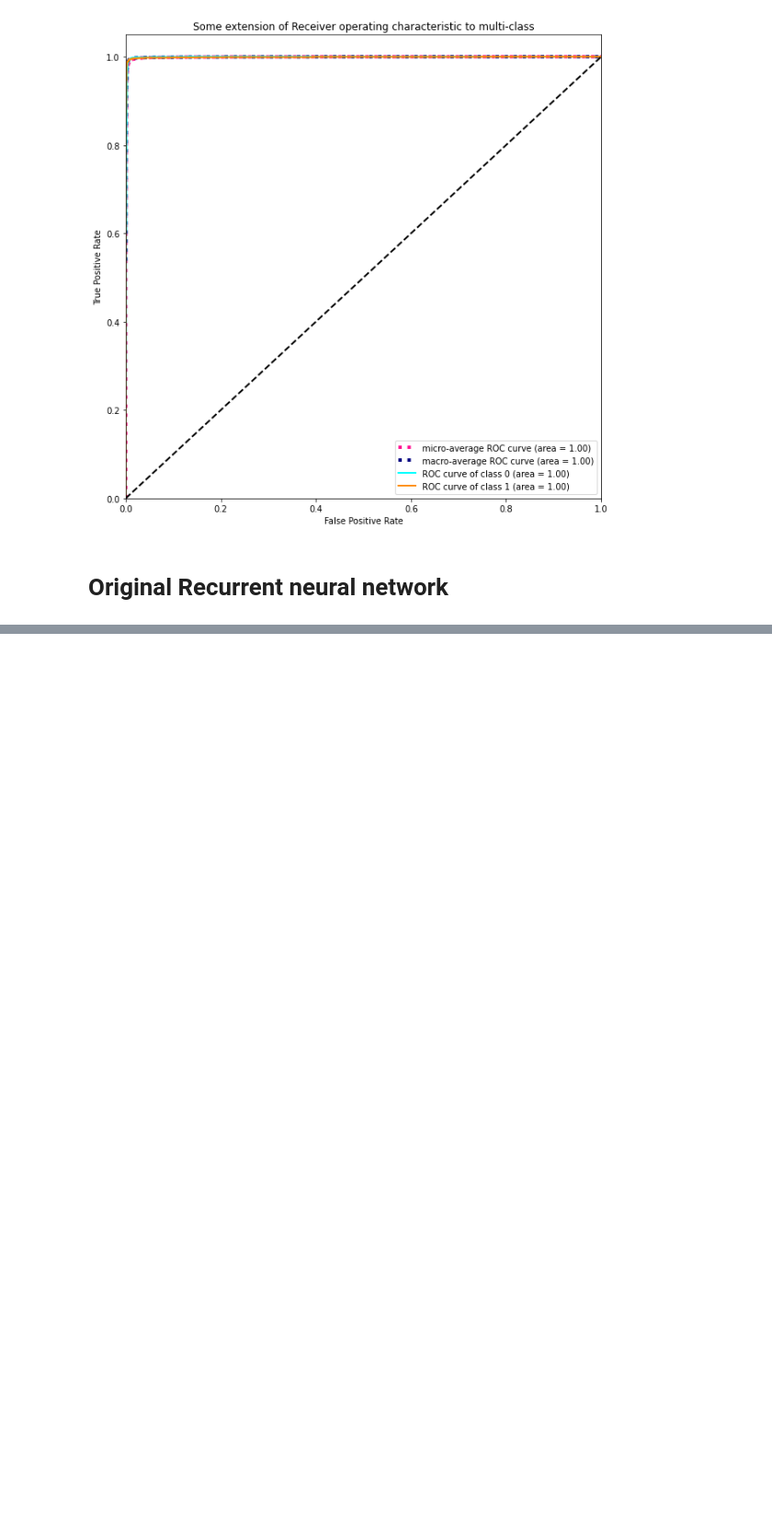
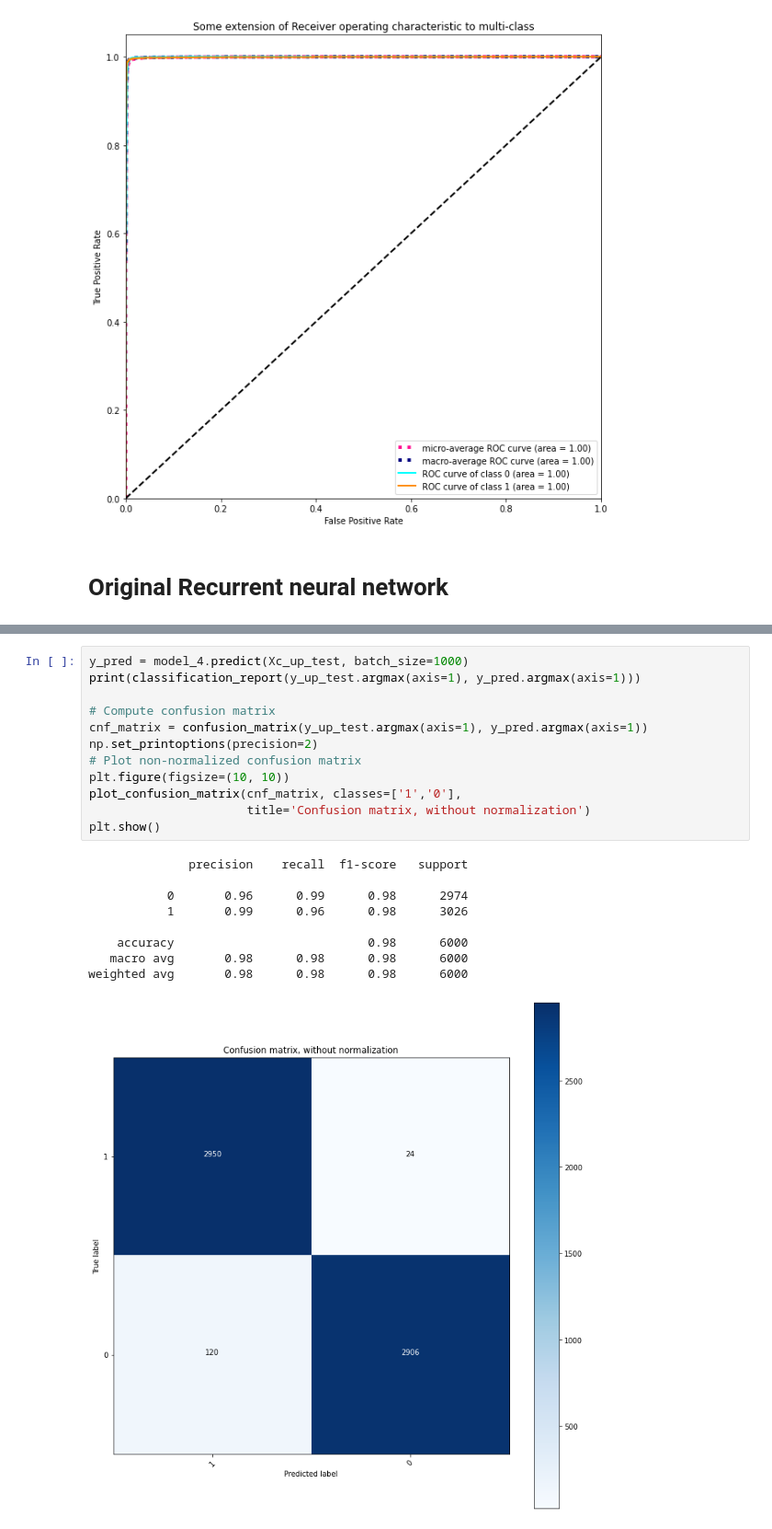
Before and after one commit to Ruanvans/ECG-classification-using-deep-learning, a Jupyter notebook: ptbd_models.ipynb, the cells around one changed output, grey strips where cells are left out. Shown: that part at 92% size. Cells and saved outputs as stored; diff of their text form; blank space fills up the shorter version.

```diff
--- a/ptbd_models.ipynb
+++ b/ptbd_models.ipynb
@@ -743,0 +793,22 @@ roc_curve_evaluation(y, y_pred, y_test)
+# %%
+y_pred = model_4.predict(Xc_up_test, batch_size=1000)
+print(classification_report(y_up_test.argmax(axis=1), y_pred.argmax(axis=1)))
+
+# Compute confusion matrix
+cnf_matrix = confusion_matrix(y_up_test.argmax(axis=1), y_pred.argmax(axis=1))
+np.set_printoptions(precision=2)
+# Plot non-normalized confusion matrix
+plt.figure(figsize=(10, 10))
+plot_confusion_matrix(cnf_matrix, classes=['1','0'],
+                      title='Confusion matrix, without normalization')
+plt.show()
+# %% [output]
+              precision    recall  f1-score   support
+
+           0       0.96      0.99      0.98      2974
+           1       0.99      0.96      0.98      3026
+
+    accuracy                           0.98      6000
+   macro avg       0.98      0.98      0.98      6000
+weighted avg       0.98      0.98      0.98      6000
+[figure, added]
```
Also changed, not shown: parts of 10 cells of this notebook.
